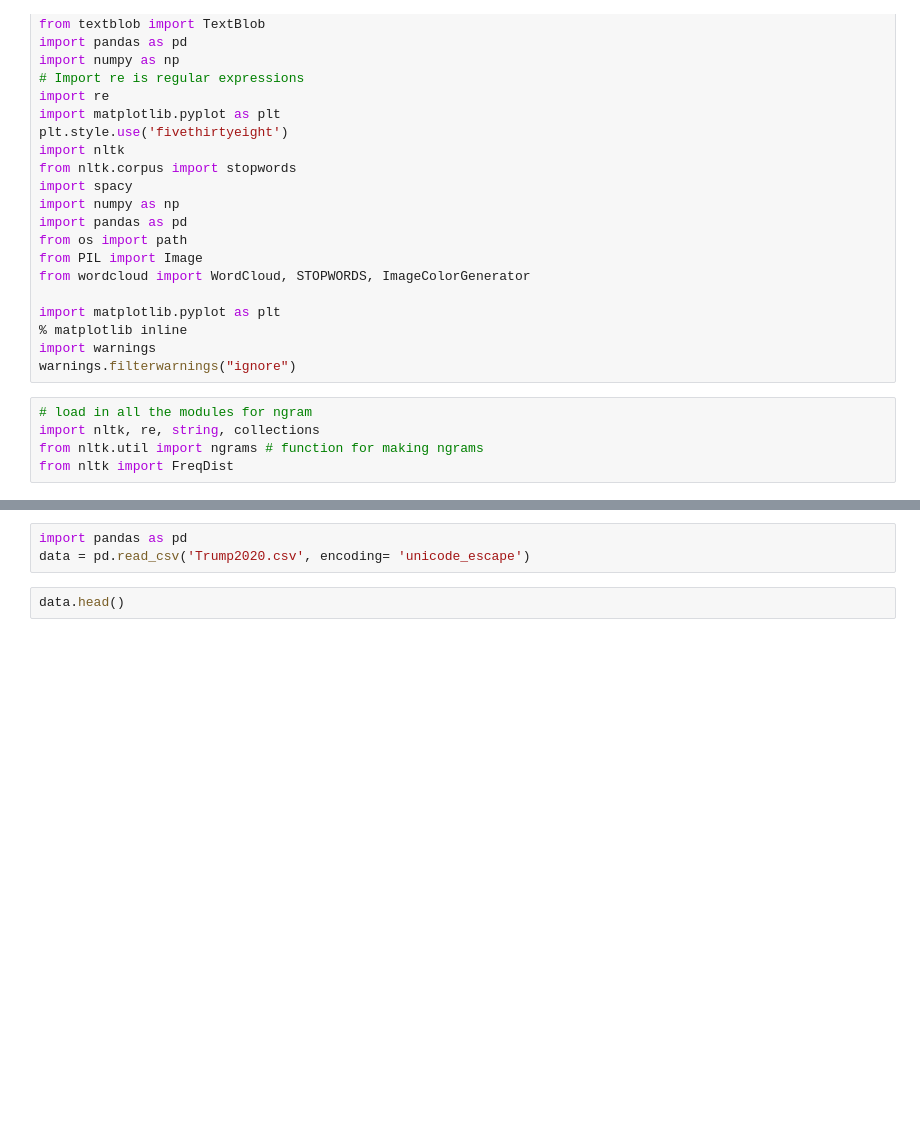
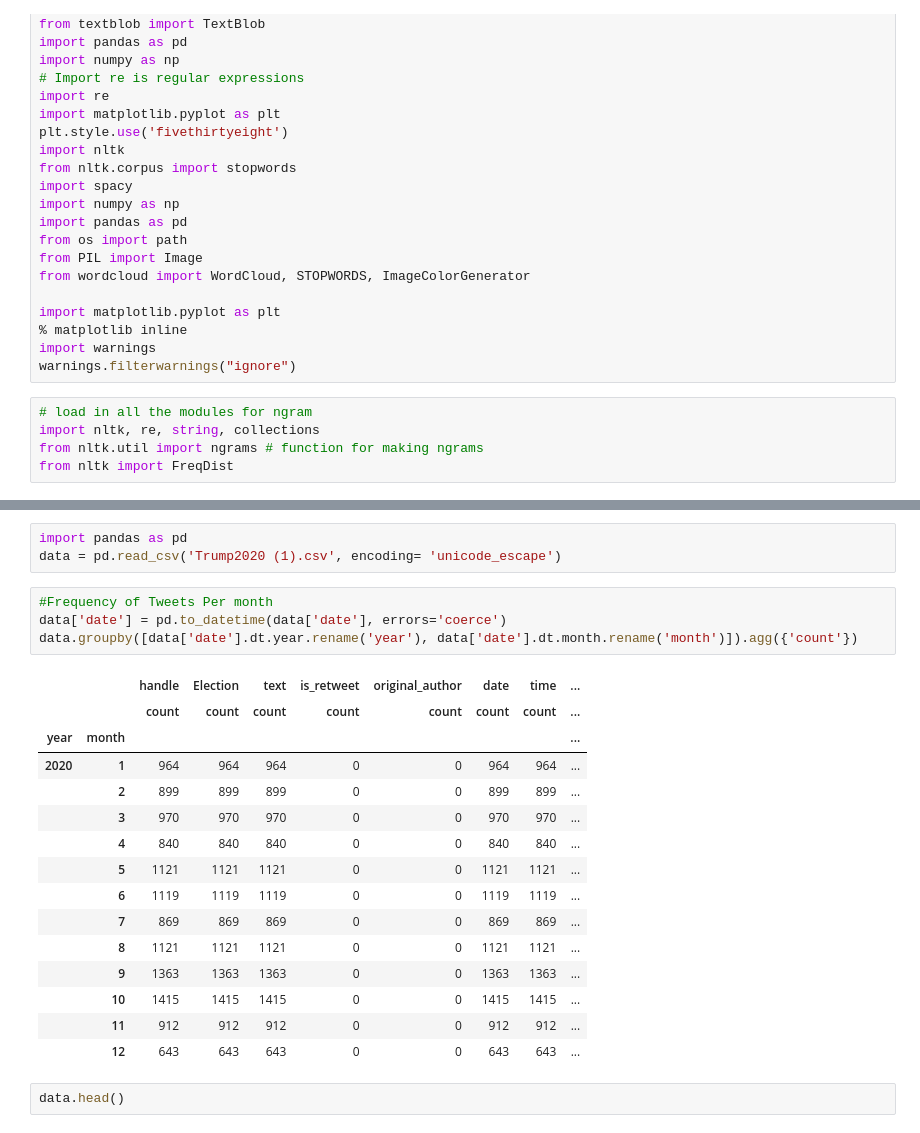
Before and after one commit to DinaTTomoum/Thesis2021, a Jupyter notebook: trump20ngrams.ipynb, the cells around one changed output, grey strips where cells are left out. Cells and saved outputs as stored; diff of their text form; blank space fills up the shorter version.

```diff
--- a/trump20ngrams.ipynb
+++ b/trump20ngrams.ipynb
@@ -38,6 +38,26 @@ Saving Trump2020.csv to Trump2020.csv
 # %%
 import pandas as pd
-data = pd.read_csv('Trump2020.csv', encoding= 'unicode_escape')
+data = pd.read_csv('Trump2020 (1).csv', encoding= 'unicode_escape')
+# %%
+#Frequency of Tweets Per month
+data['date'] = pd.to_datetime(data['date'], errors='coerce')
+data.groupby([data['date'].dt.year.rename('year'), data['date'].dt.month.rename('month')]).agg({'count'})
+# %% [output]
+|  |  | handle | Election | text | is_retweet | original_author | date | time | ... |
+|  |  | count | count | count | count | count | count | count | ... |
+| year | month |  |  |  |  |  |  |  | ... |
+| 2020 | 1 | 964 | 964 | 964 | 0 | 0 | 964 | 964 | ... |
+|  | 2 | 899 | 899 | 899 | 0 | 0 | 899 | 899 | ... |
+|  | 3 | 970 | 970 | 970 | 0 | 0 | 970 | 970 | ... |
+|  | 4 | 840 | 840 | 840 | 0 | 0 | 840 | 840 | ... |
+|  | 5 | 1121 | 1121 | 1121 | 0 | 0 | 1121 | 1121 | ... |
+|  | 6 | 1119 | 1119 | 1119 | 0 | 0 | 1119 | 1119 | ... |
+|  | 7 | 869 | 869 | 869 | 0 | 0 | 869 | 869 | ... |
+|  | 8 | 1121 | 1121 | 1121 | 0 | 0 | 1121 | 1121 | ... |
+|  | 9 | 1363 | 1363 | 1363 | 0 | 0 | 1363 | 1363 | ... |
+|  | 10 | 1415 | 1415 | 1415 | 0 | 0 | 1415 | 1415 | ... |
+|  | 11 | 912 | 912 | 912 | 0 | 0 | 912 | 912 | ... |
+|  | 12 | 643 | 643 | 643 | 0 | 0 | 643 | 643 | ... |
 # %%
 data.head()
 # %% [output]
```
Also changed, not shown: parts of 1 cell of this notebook.
